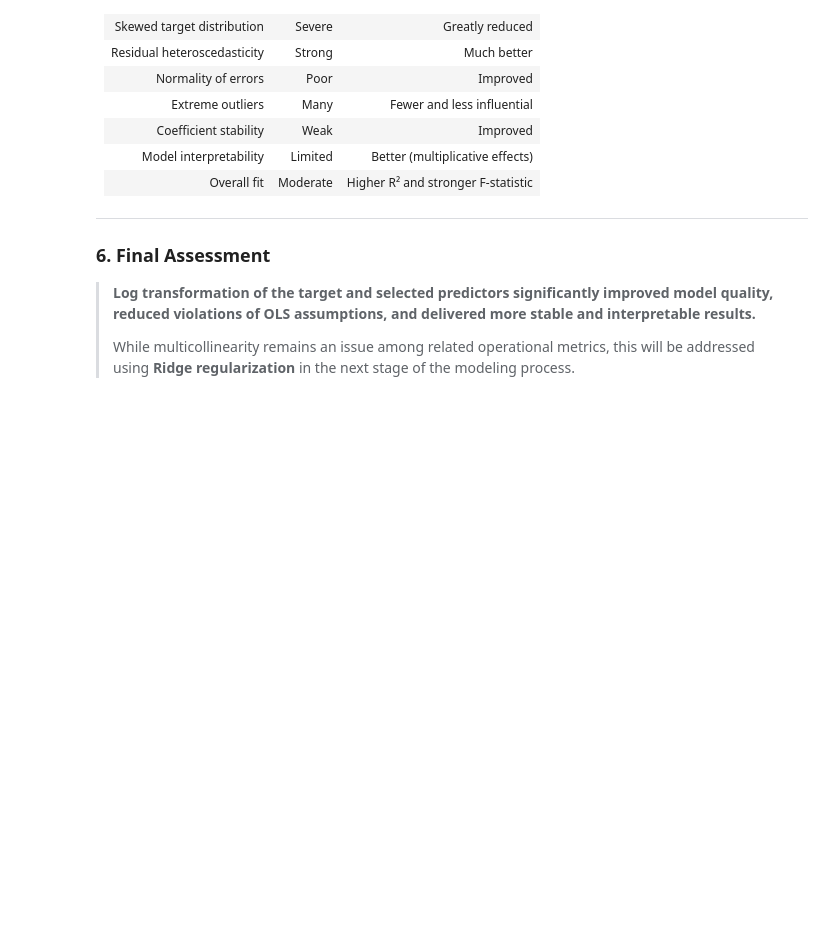
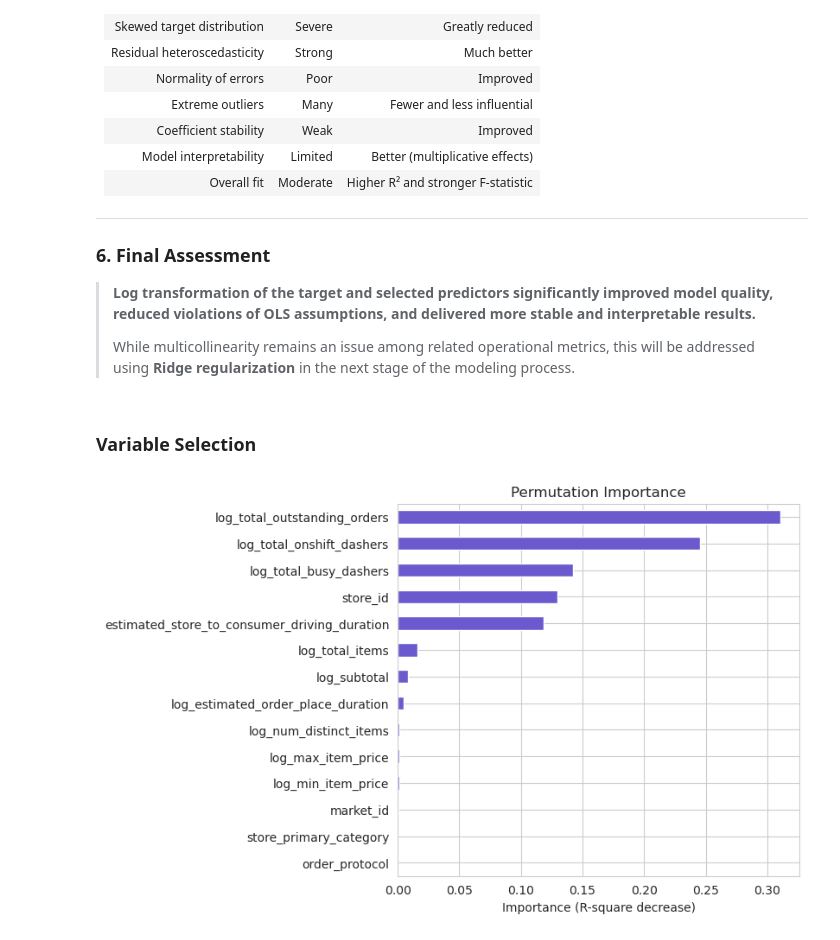
Before and after one commit to rsm-chl307/Delivery-Duration-Prediction, a Jupyter notebook: code/delivery_duration_prediction.ipynb, the cells around one changed output. Drawn from its saved outputs; the diff is of its cells as text; code cells hidden in the pictures; blank space fills up the shorter version.

```diff
--- a/code/delivery_duration_prediction.ipynb
+++ b/code/delivery_duration_prediction.ipynb
@@ -804,3 +817,9 @@ Log transformation substantially improved the statistical validity and stability
 > **Log transformation of the target and selected predictors significantly improved model quality, reduced violations of OLS assumptions, and delivered more stable and interpretable results.**
 >
 > While multicollinearity remains an issue among related operational metrics, this will be addressed using **Ridge regularization** in the next stage of the modeling process.
+# %% [markdown]
+### Variable Selection
+# %%
+reg_log.plot(plots="vimp")
+# %% [output]
+[figure, added]
```
Also changed, not shown: parts of 28 cells of this notebook.
